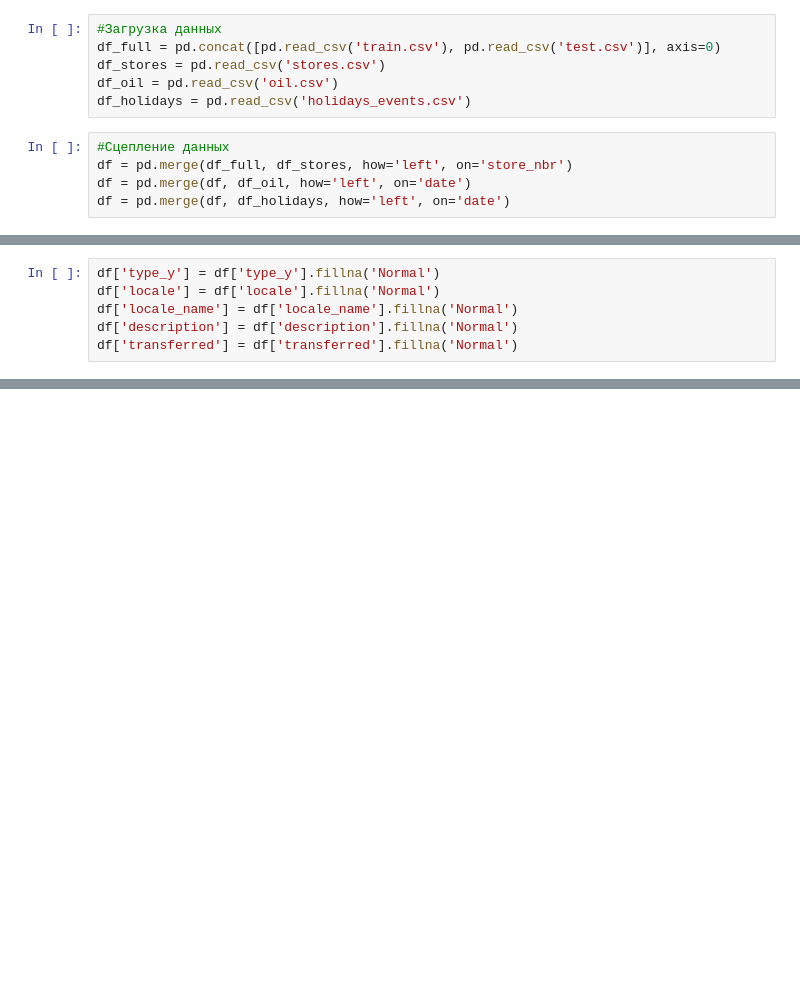
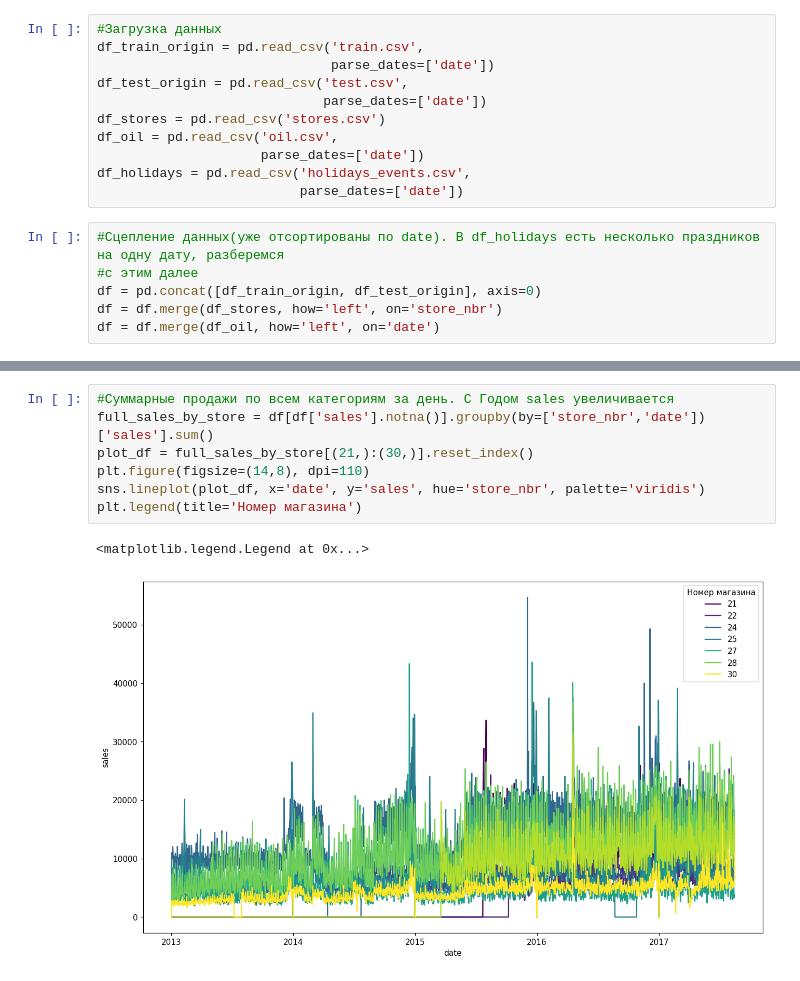
Before and after one commit to StartsevMaksim/Kaggle, a Jupyter notebook: Store Sales - Time Series Forecasting/Store Sales - Time Series Forecasting.ipynb, the cells around one changed output, grey strips where cells are left out. Cells and saved outputs as stored; diff of their text form; blank space fills up the shorter version.

Commit message:
Store Sales

```diff
--- a/Store Sales - Time Series Forecasting/Store Sales - Time Series Forecasting.ipynb
+++ b/Store Sales - Time Series Forecasting/Store Sales - Time Series Forecasting.ipynb
@@ -44,11 +110,17 @@ def getNanColumns(data):
 # %%
 #Загрузка данных
-df_full = pd.concat([pd.read_csv('train.csv'), pd.read_csv('test.csv')], axis=0)
+df_train_origin = pd.read_csv('train.csv',
+                              parse_dates=['date'])
+df_test_origin = pd.read_csv('test.csv',
+                             parse_dates=['date'])
 df_stores = pd.read_csv('stores.csv')
-df_oil = pd.read_csv('oil.csv')
-df_holidays = pd.read_csv('holidays_events.csv')
+df_oil = pd.read_csv('oil.csv',
+                     parse_dates=['date'])
+df_holidays = pd.read_csv('holidays_events.csv',
+                          parse_dates=['date'])
 # %%
-#Сцепление данных
-df = pd.merge(df_full, df_stores, how='left', on='store_nbr')
-df = pd.merge(df, df_oil, how='left', on='date')
-df = pd.merge(df, df_holidays, how='left', on='date')
+#Сцепление данных(уже отсортированы по date). В df_holidays есть несколько праздников на одну дату, разберемся
+#с этим далее
+df = pd.concat([df_train_origin, df_test_origin], axis=0)
+df = df.merge(df_stores, how='left', on='store_nbr')
+df = df.merge(df_oil, how='left', on='date')
@@ -60,6 +126,0 @@ getNanColumns(df)
-# %%
-df['type_y'] = df['type_y'].fillna('Normal')
-df['locale'] = df['locale'].fillna('Normal')
-df['locale_name'] = df['locale_name'].fillna('Normal')
-df['description'] = df['description'].fillna('Normal')
-df['transferred'] = df['transferred'].fillna('Normal')
@@ -81,0 +138,10 @@ df.sort_values(by='date')
+# %%
+#Суммарные продажи по всем категориям за день. С Годом sales увеличивается
+full_sales_by_store = df[df['sales'].notna()].groupby(by=['store_nbr','date'])['sales'].sum()
+plot_df = full_sales_by_store[(21,):(30,)].reset_index()
+plt.figure(figsize=(14,8), dpi=110)
+sns.lineplot(plot_df, x='date', y='sales', hue='store_nbr', palette='viridis')
+plt.legend(title='Номер магазина')
+# %% [output]
+<matplotlib.legend.Legend at 0x...>
+[figure, added]
```
Also changed, not shown: parts of 15 cells of this notebook, 1 other file.
